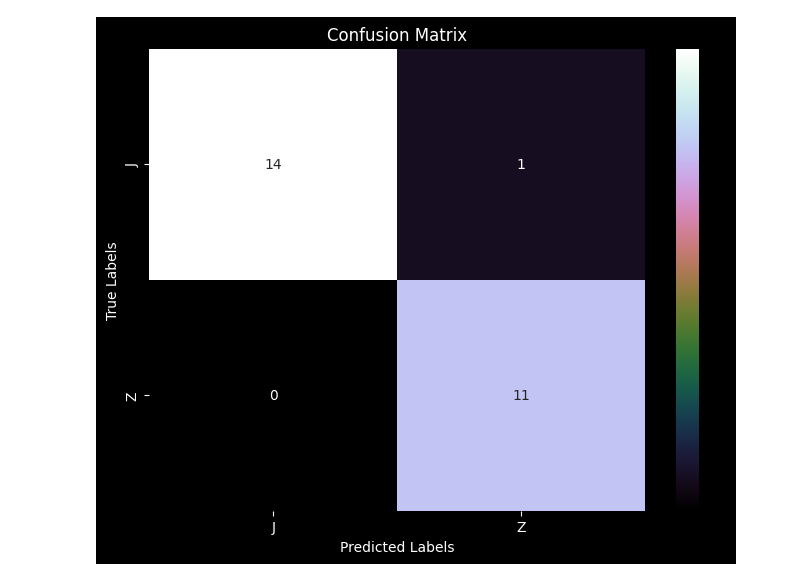
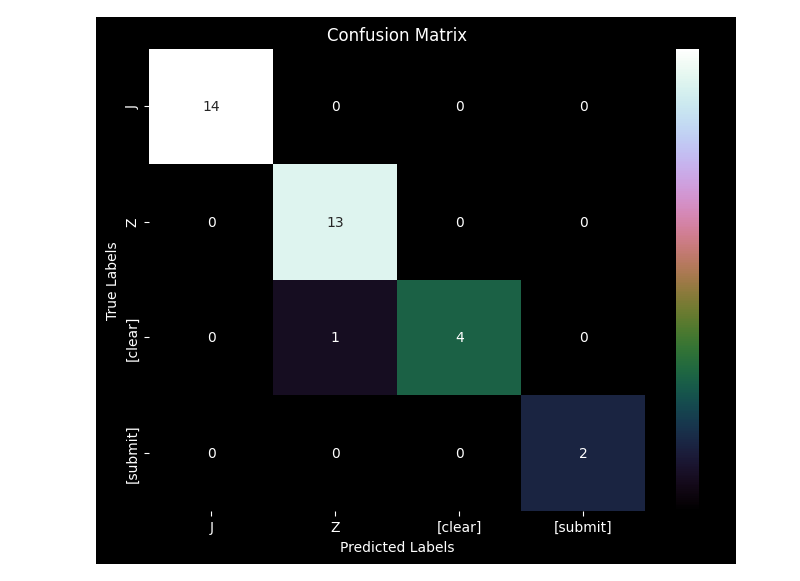
Before and after one commit to dvorakman/csci218-group-project, a Jupyter notebook: relativitymatters_rnn.ipynb, the cells around one changed output. Drawn from its saved outputs; the diff is of its cells as text; code cells hidden in the pictures.

Commit message:
changed threshold logic for cnn, rnn and added dymanic labels for clear and submit

```diff
--- a/relativitymatters_rnn.ipynb
+++ b/relativitymatters_rnn.ipynb
@@ -231,6 +257,7 @@ cm = confusion_matrix(y_test_labels, y_pred)
 
 # Plot the confusion matrix using seaborn
 plt.figure(figsize=(8, 6))
+labels = label_encoder.classes_
 ax = sns.heatmap(cm, annot=True, cmap='cubehelix', fmt='d', xticklabels=labels, yticklabels=labels)
 
 # Set the plot background to black
@@ -251 +278 @@ plt.show()
-[figure, old version]
+[figure, new version]
```
Also changed, not shown: parts of 8 cells of this notebook, 6 other files.
